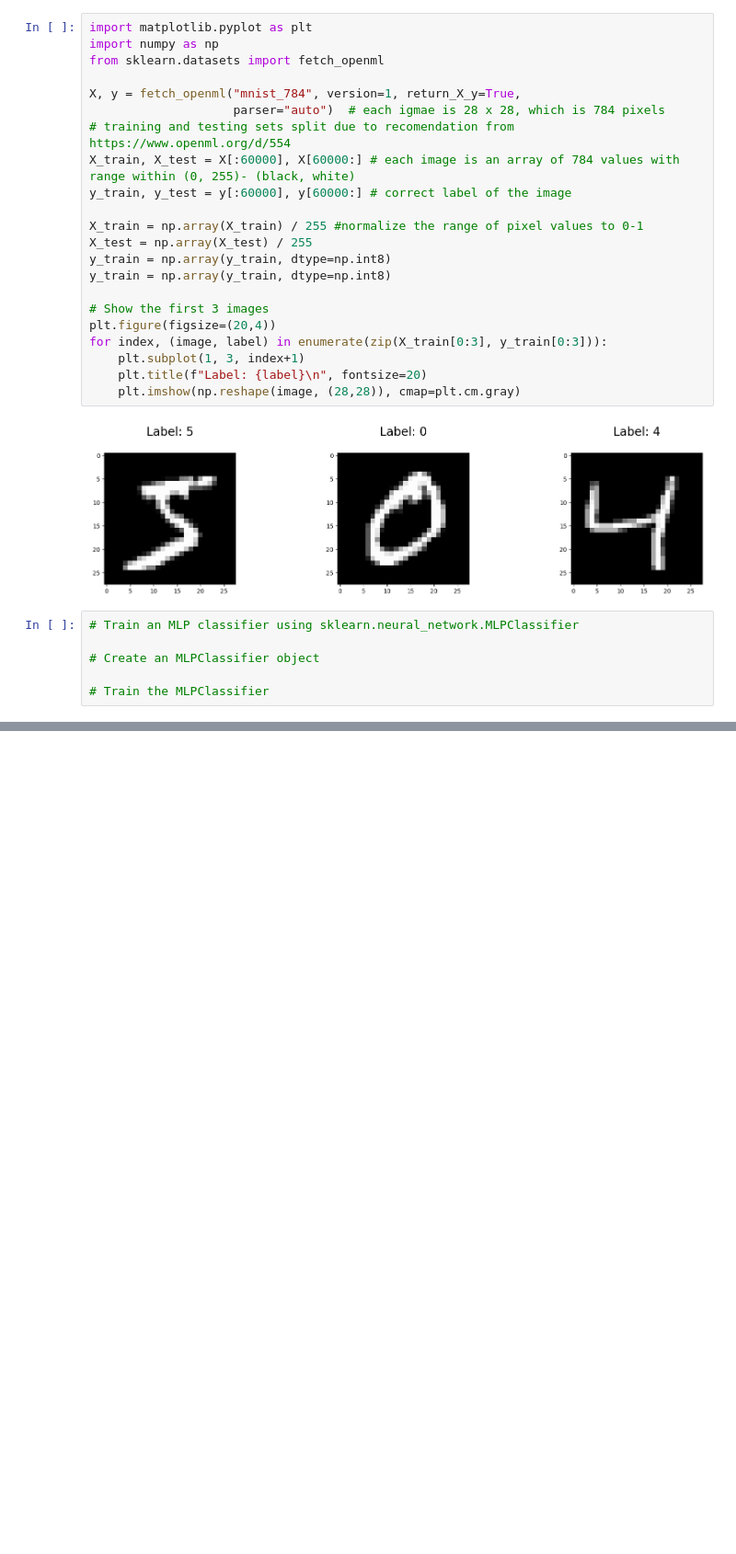
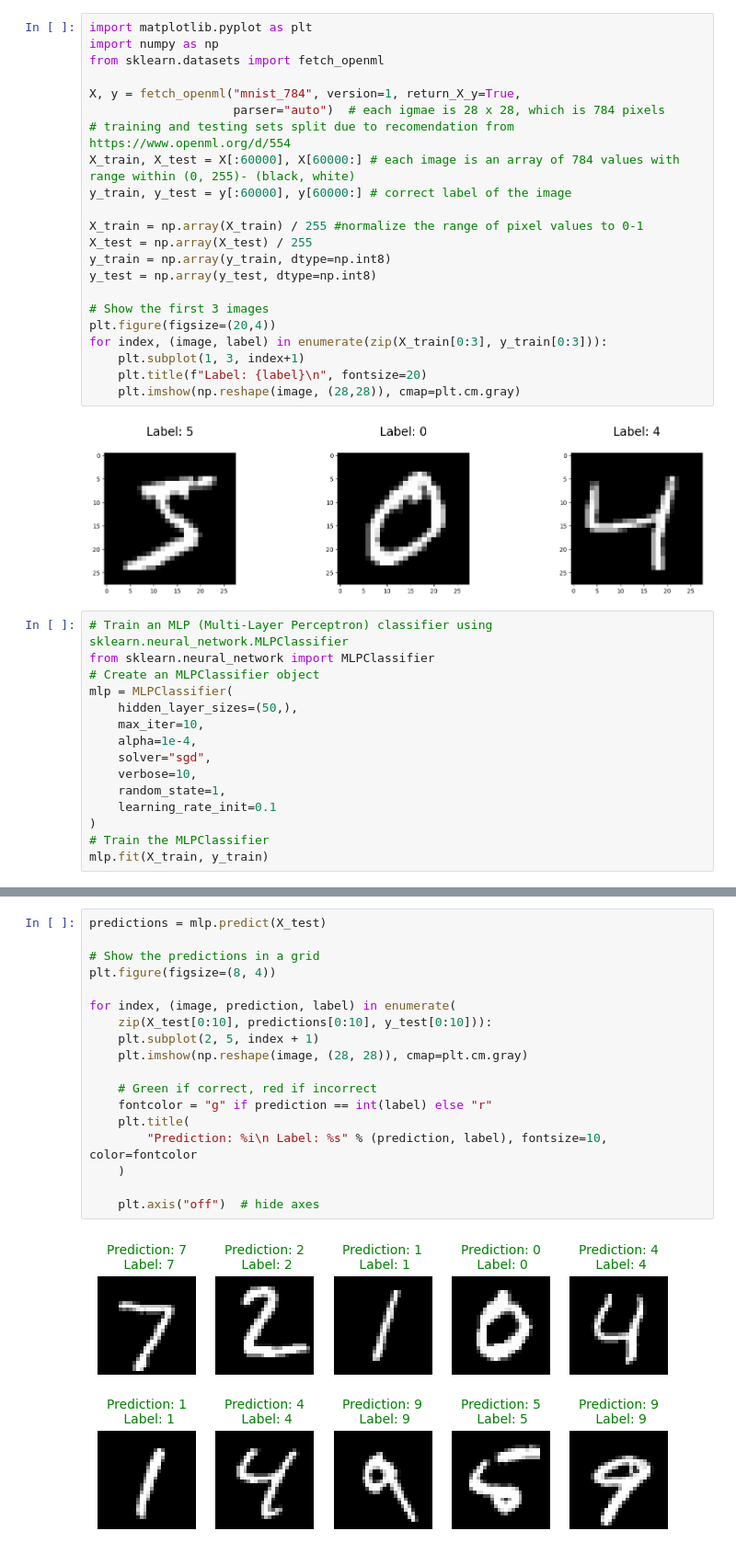
Before and after one commit to Amynnct/MNIST-classification, a Jupyter notebook: MNIST-classification-MLP_sklearn.ipynb, the cells around one changed output, grey strips where cells are left out. Shown: that part at 92% size. Saved outputs shown, nothing was run; the diff lists cells and outputs as text; blank space fills up the shorter version.

```diff
--- a/MNIST-classification-MLP_sklearn.ipynb
+++ b/MNIST-classification-MLP_sklearn.ipynb
@@ -12,7 +12,7 @@ y_train, y_test = y[:60000], y[60000:] # correct label of the image
 X_train = np.array(X_train) / 255 #normalize the range of pixel values to 0-1
 X_test = np.array(X_test) / 255
 y_train = np.array(y_train, dtype=np.int8)
-y_train = np.array(y_train, dtype=np.int8)
+y_test = np.array(y_test, dtype=np.int8)
 
 # Show the first 3 images
 plt.figure(figsize=(20,4))
@@ -23,8 +23,17 @@ for index, (image, label) in enumerate(zip(X_train[0:3], y_train[0:3])):
 # %% [output]
 [figure]
 # %%
-# Train an MLP classifier using sklearn.neural_network.MLPClassifier
-
+# Train an MLP (Multi-Layer Perceptron) classifier using sklearn.neural_network.MLPClassifier
+from sklearn.neural_network import MLPClassifier
 # Create an MLPClassifier object
-
+mlp = MLPClassifier(
+    hidden_layer_sizes=(50,),
+    max_iter=10,
+    alpha=1e-4,
+    solver="sgd",
+    verbose=10,
+    random_state=1,
+    learning_rate_init=0.1
+)
 # Train the MLPClassifier
+mlp.fit(X_train, y_train)
@@ -30,0 +60,20 @@ for index, (image, label) in enumerate(zip(X_train[0:3], y_train[0:3])):
+# %%
+predictions = mlp.predict(X_test)
+
+# Show the predictions in a grid
+plt.figure(figsize=(8, 4))
+
+for index, (image, prediction, label) in enumerate(
+    zip(X_test[0:10], predictions[0:10], y_test[0:10])):
+    plt.subplot(2, 5, index + 1)
+    plt.imshow(np.reshape(image, (28, 28)), cmap=plt.cm.gray)
+
+    # Green if correct, red if incorrect
+    fontcolor = "g" if prediction == int(label) else "r"
+    plt.title(
+        "Prediction: %i\n Label: %s" % (prediction, label), fontsize=10, color=fontcolor
+    )
+
+    plt.axis("off")  # hide axes
+# %% [output]
+[figure, added]
```
Also changed, not shown: parts of 2 cells of this notebook.
